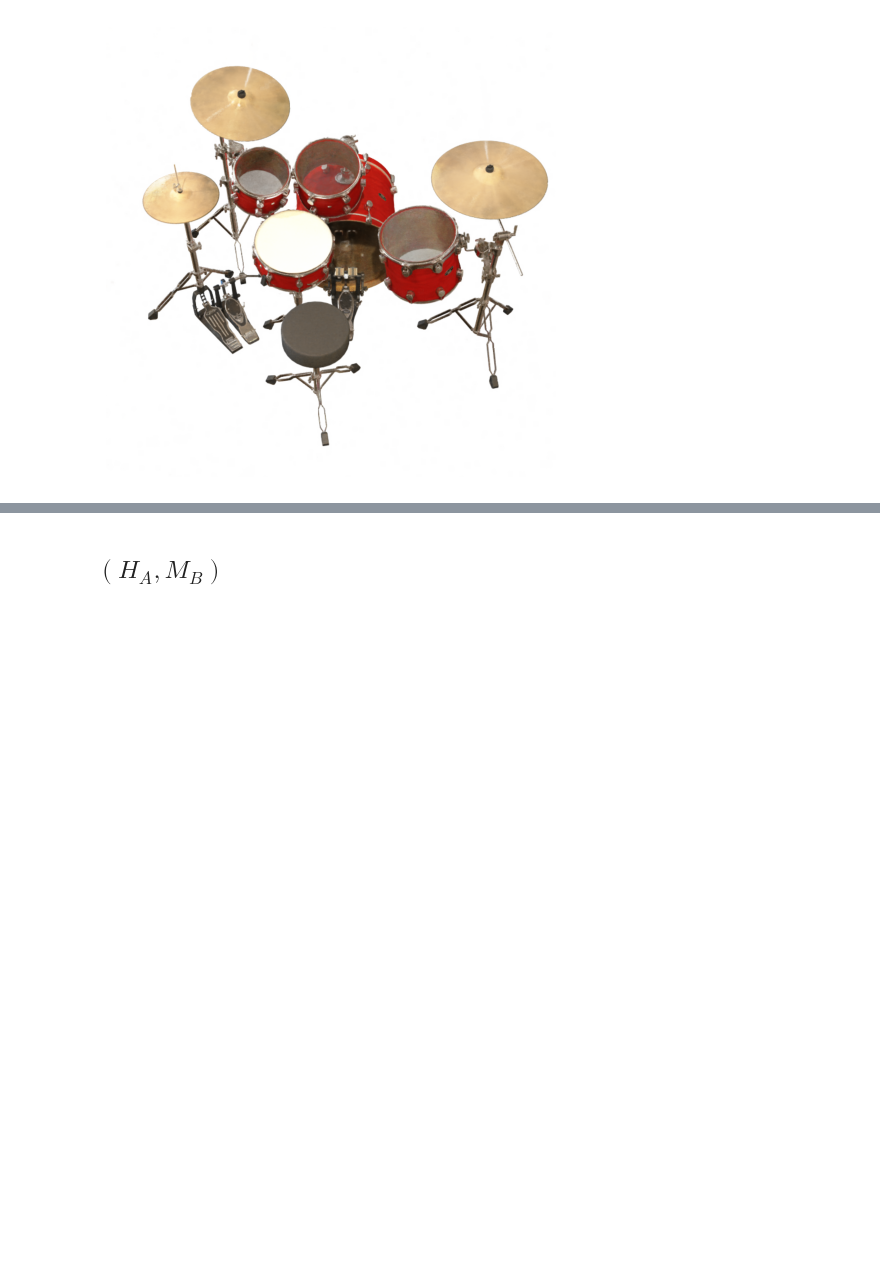
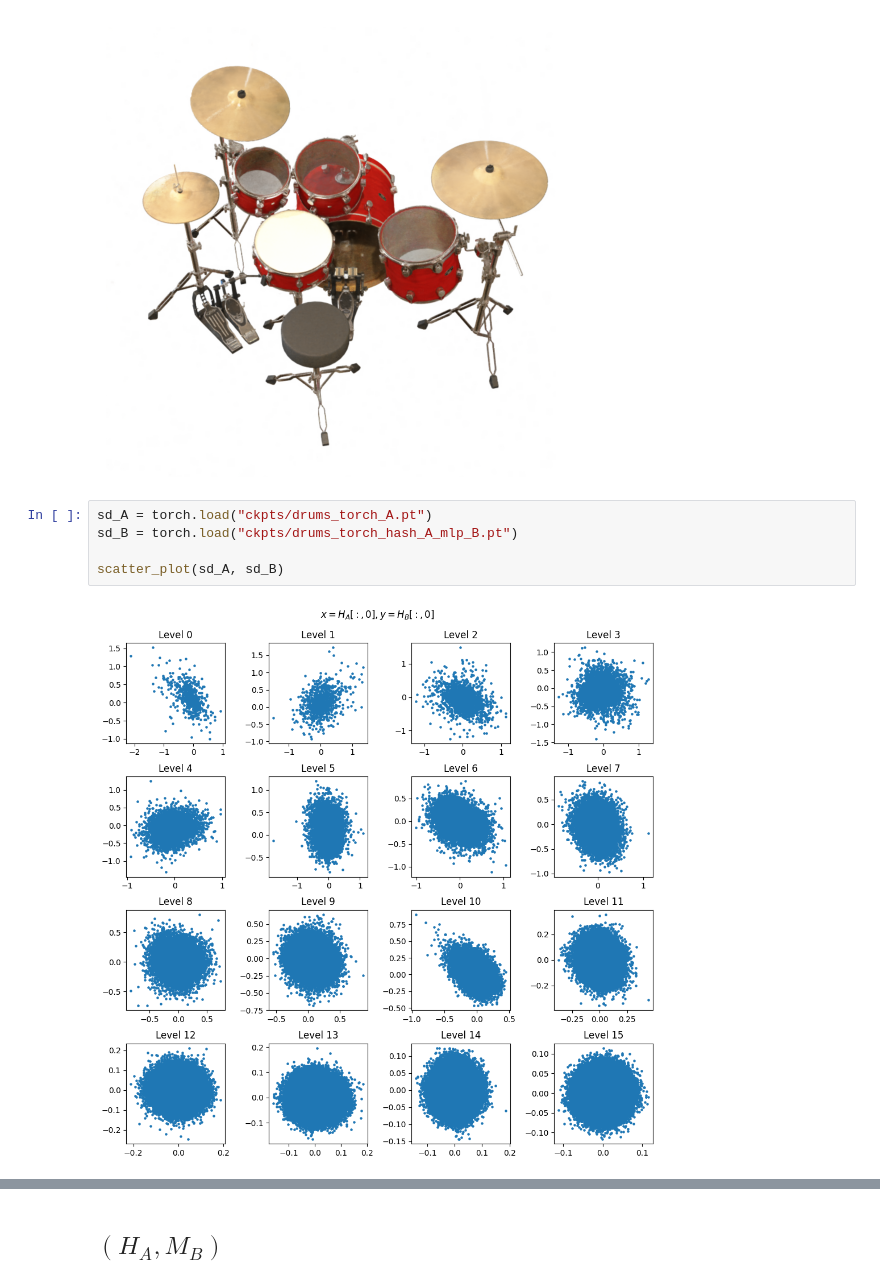
Before and after one commit to frallebini/nerfacc, a Jupyter notebook: examples/eval_ngp_nerf_occ.ipynb, the cells around one changed output, grey strips where cells are left out. Drawn from its saved outputs; the diff is of its cells as text; blank space fills up the shorter version.

```diff
--- a/examples/eval_ngp_nerf_occ.ipynb
+++ b/examples/eval_ngp_nerf_occ.ipynb
@@ -152,3 +204,10 @@ render_test(sd_B)
 # %% [output]
 29.239913940429688
 [figure]
+# %%
+sd_A = torch.load("ckpts/drums_torch_A.pt")
+sd_B = torch.load("ckpts/drums_torch_hash_A_mlp_B.pt")
+
+scatter_plot(sd_A, sd_B)
+# %% [output]
+[figure, added]
```
Also changed, not shown: parts of 8 cells of this notebook.
